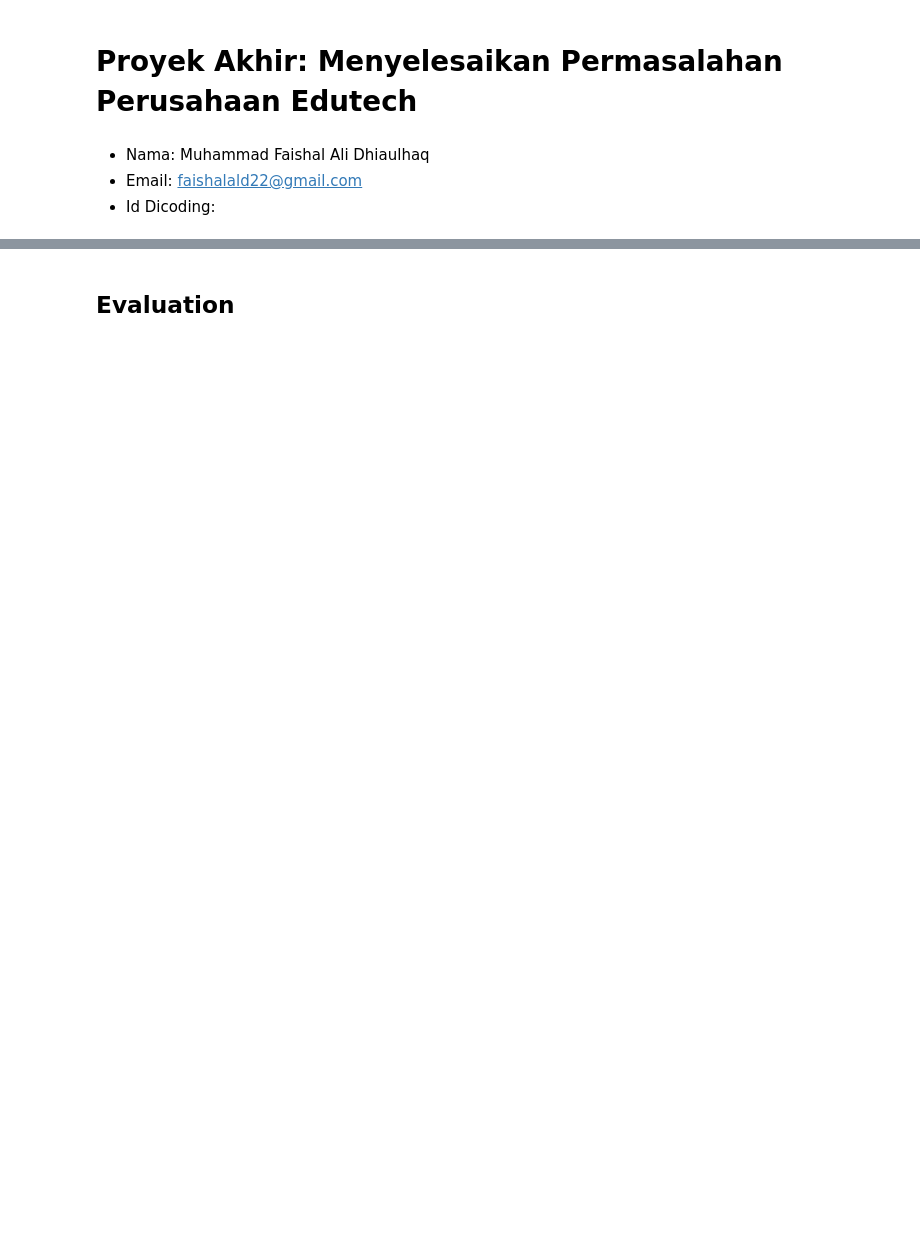
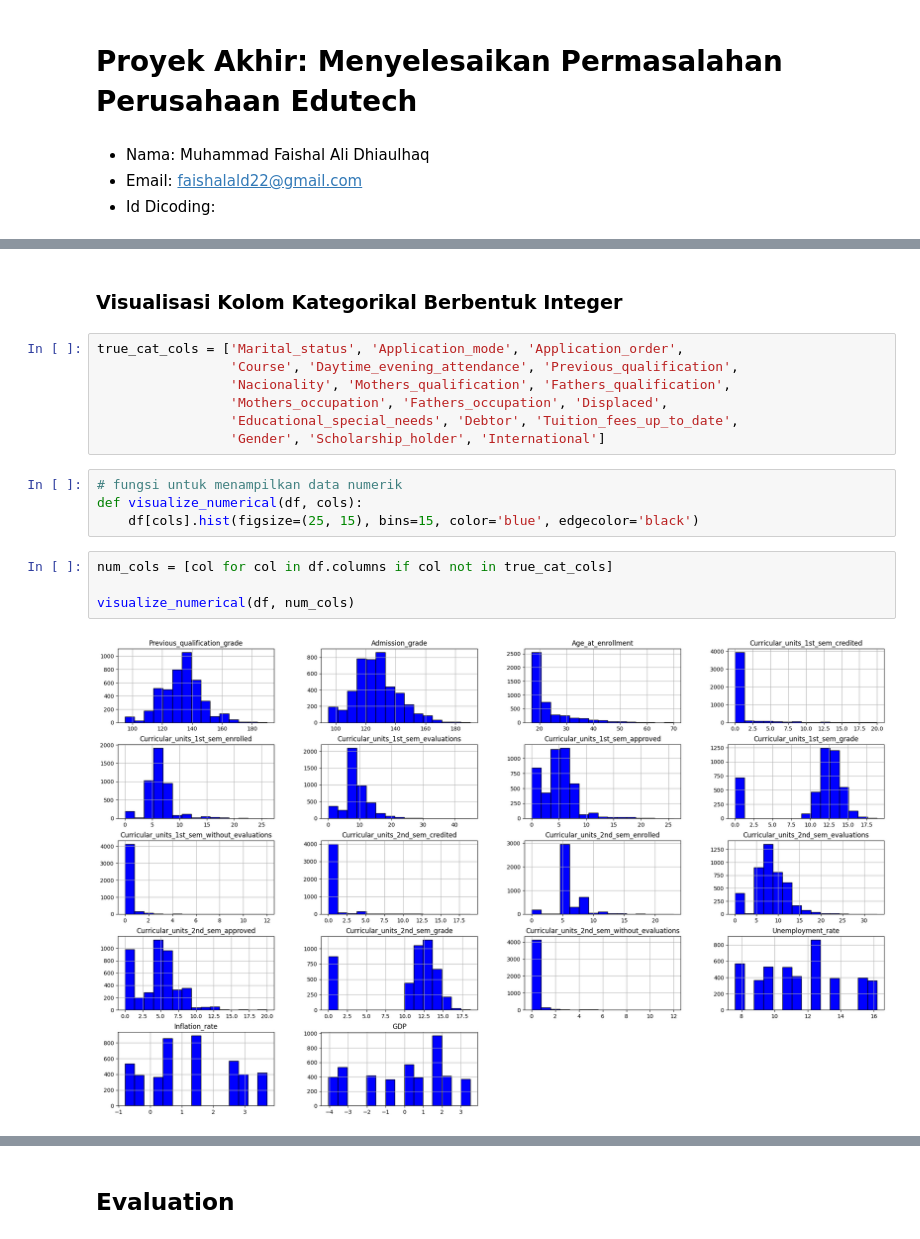
Before and after one commit to ishala/penerapan-data-science, a Jupyter notebook: notebook.ipynb, the cells around one changed output, grey strips where cells are left out. Saved outputs shown, nothing was run; the diff lists cells and outputs as text; blank space fills up the shorter version.

```diff
--- a/notebook.ipynb
+++ b/notebook.ipynb
@@ -56,0 +389,19 @@ memory usage: 1.2+ MB
+# %% [markdown]
+### Visualisasi Kolom Kategorikal Berbentuk Integer
+# %%
+true_cat_cols = ['Marital_status', 'Application_mode', 'Application_order',
+                 'Course', 'Daytime_evening_attendance', 'Previous_qualification',
+                 'Nacionality', 'Mothers_qualification', 'Fathers_qualification',
+                 'Mothers_occupation', 'Fathers_occupation', 'Displaced',
+                 'Educational_special_needs', 'Debtor', 'Tuition_fees_up_to_date',
+                 'Gender', 'Scholarship_holder', 'International']
+# %%
+# fungsi untuk menampilkan data numerik
+def visualize_numerical(df, cols):
+    df[cols].hist(figsize=(25, 15), bins=15, color='blue', edgecolor='black')
+# %%
+num_cols = [col for col in df.columns if col not in true_cat_cols]
+
+visualize_numerical(df, num_cols)
+# %% [output]
+[figure, added]
```
Also changed, not shown: parts of 78 cells of this notebook.
